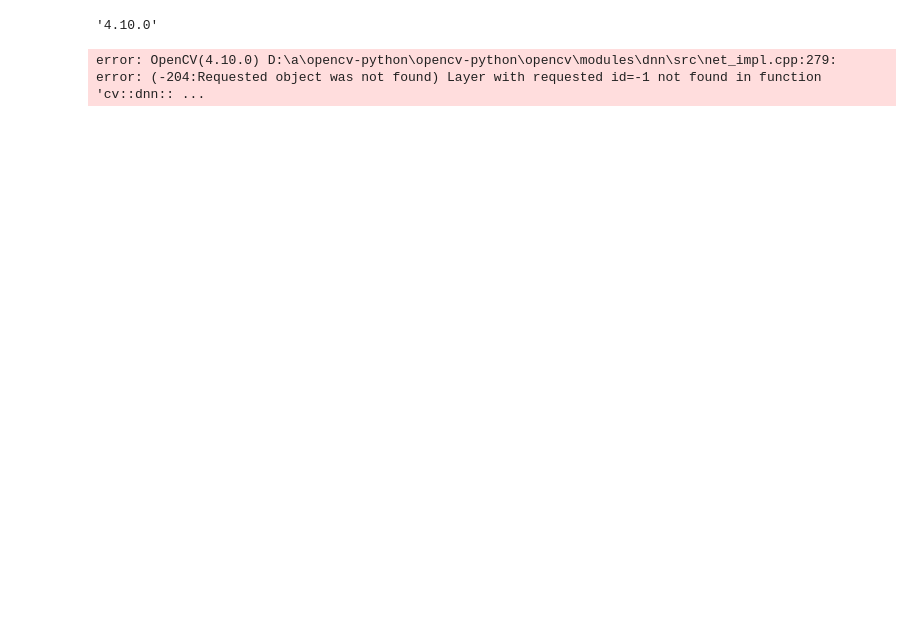
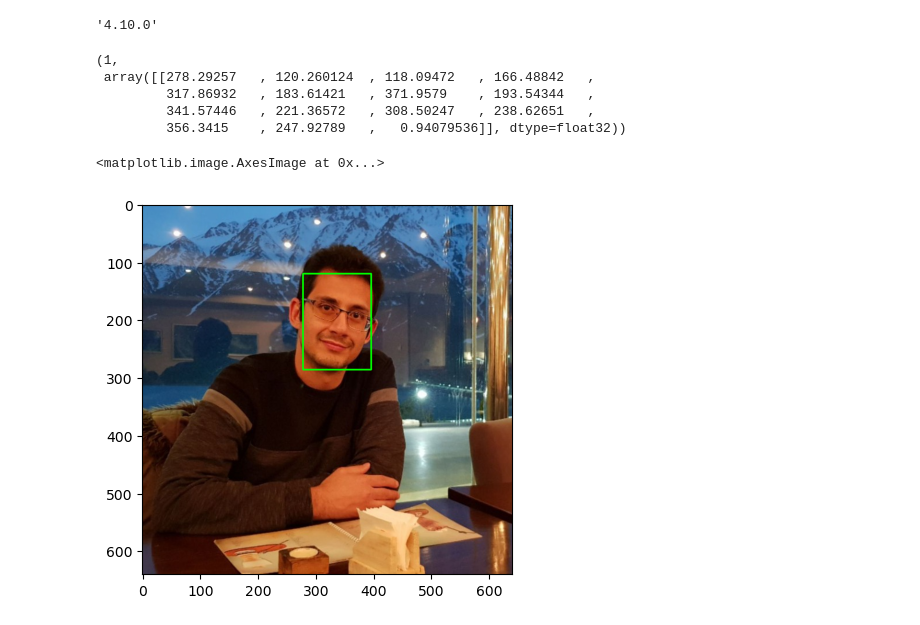
Before and after one commit to Alireza-Akhavan/sru_deep_3, a Jupyter notebook: face-detection.ipynb, the cells around one changed output. Cells and saved outputs as stored; diff of their text form; code cells hidden in the pictures; blank space fills up the shorter version.

```diff
--- a/face-detection.ipynb
+++ b/face-detection.ipynb
@@ -7,15 +7,18 @@ cv2.__version__
 # %% [output]
 '4.10.0'
 # %%
+import numpy as np
+import cv2
+import matplotlib.pyplot as plt
 
-## [initialize_FaceDetectorYN]
+
 detector = cv2.FaceDetectorYN.create(
-    "model/face_detection_yunet_2022mar.onnx",
-    "",
-    (320, 320),
-    0.9,
-    0.3,
-    5000
+    "model/face_detection_yunet_2023mar.onnx",  # Path to the model
+    "",  # Configuration file (if needed)
+    (320, 320),  # Input size
+    0.8,  # Score threshold
+    0.3,  # NMS threshold
+    5000  # Maximum number of faces
 )
 # %%
 
@@ -26,5 +29,20 @@ height, width, _ = image.shape
 detector.setInputSize((width, height))
 #
 result = detector.detect(image)
-# %% [output]
-error: OpenCV(4.10.0) D:\a\opencv-python\opencv-python\opencv\modules\dnn\src\net_impl.cpp:279: error: (-204:Requested object was not found) Layer with requested id=-1 not found in function 'cv::dnn:: ...
+# %%
+result
+# %% [output]
+(1,
+ array([[278.29257   , 120.260124  , 118.09472   , 166.48842   ,
+         317.86932   , 183.61421   , 371.9579    , 193.54344   ,
+         341.57446   , 221.36572   , 308.50247   , 238.62651   ,
+         356.3415    , 247.92789   ,   0.94079536]], dtype=float32))
+# %%
+if result[1] is not None:
+    for idx, face in enumerate(result[1]):
+        coords = face[:-1].astype(np.int32)
+        cv2.rectangle(image, (coords[0], coords[1]), (coords[0]+coords[2], coords[1]+coords[3]), (0, 255, 0), 2)
+plt.imshow(image[...,::-1])
+# %% [output]
+<matplotlib.image.AxesImage at 0x...>
+[figure, added]
```
Also changed, not shown: parts of 6 cells of this notebook, 3 other files.
